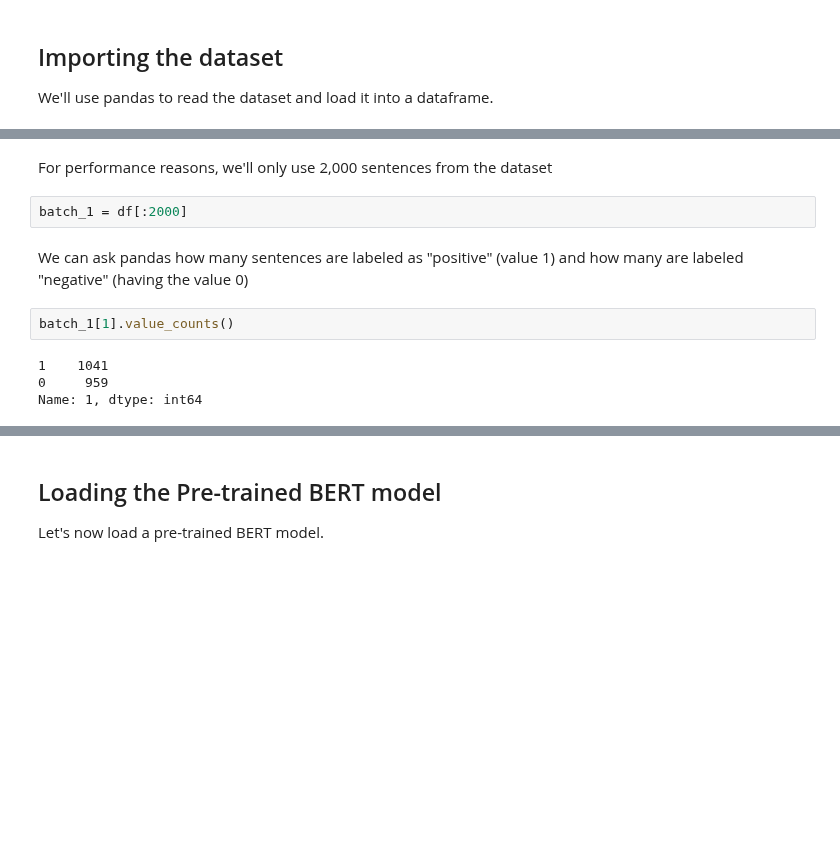
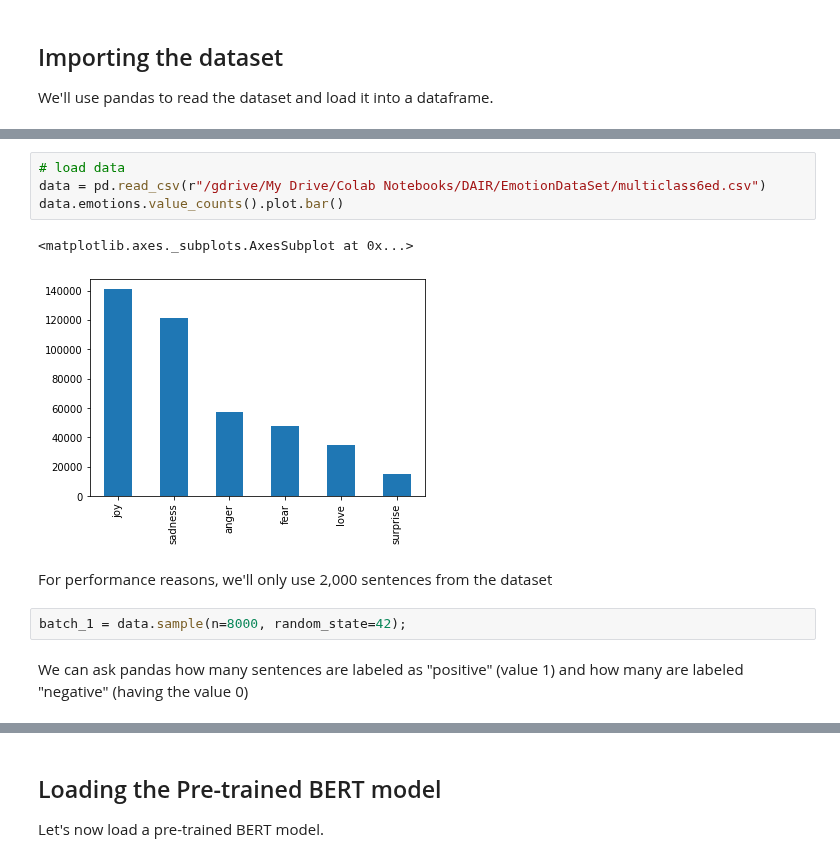
Before and after one commit to MosheWasserb/PyTorchNotbooks, a Jupyter notebook: MultiClassBERT.ipynb, the cells around one changed output, grey strips where cells are left out. Drawn from its saved outputs; the diff is of its cells as text; blank space fills up the shorter version.

```diff
--- a/MultiClassBERT.ipynb
+++ b/MultiClassBERT.ipynb
@@ -123,12 +133,13 @@ df = pd.read_csv('https://github.com/clairett/pytorch-sentiment-classification/r
+# %%
+# load data
+data = pd.read_csv(r"/gdrive/My Drive/Colab Notebooks/DAIR/EmotionDataSet/multiclass6ed.csv")
+data.emotions.value_counts().plot.bar()
+# %% [output]
+<matplotlib.axes._subplots.AxesSubplot at 0x...>
+[figure, added]
 # %% [markdown]
 For performance reasons, we'll only use 2,000 sentences from the dataset
-# %%
-batch_1 = df[:2000]
+# %%
+batch_1 = data.sample(n=8000, random_state=42);
 # %% [markdown]
 We can ask pandas how many sentences are labeled as "positive" (value 1) and how many are labeled "negative" (having the value 0)
-# %%
-batch_1[1].value_counts()
-# %% [output]
-1    1041
-0     959
-Name: 1, dtype: int64
```
Also changed, not shown: parts of 32 cells of this notebook.
